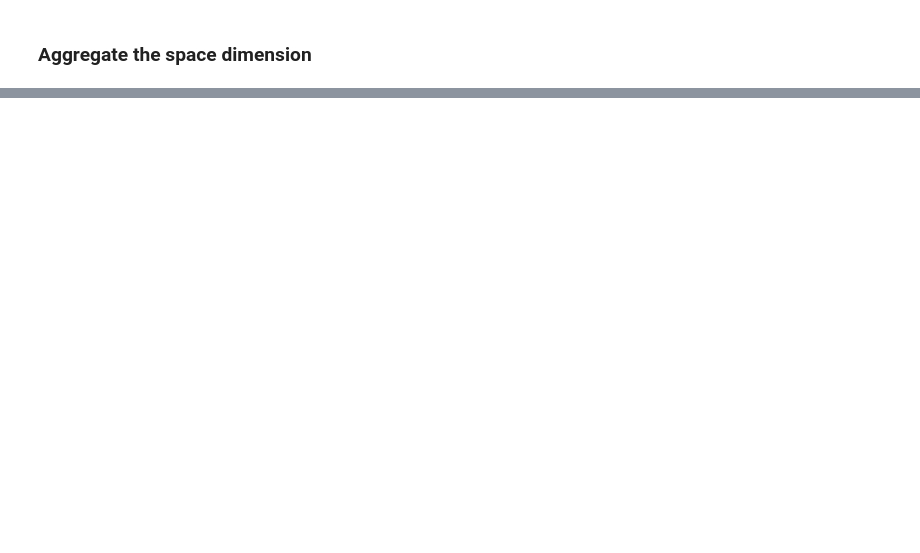
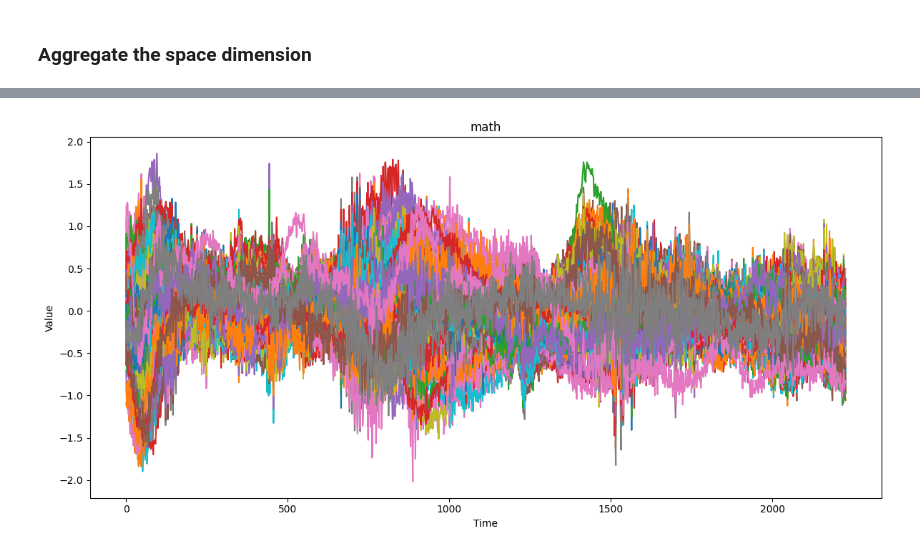
Before and after one commit to antisocialites/Deep-Learning, a Jupyter notebook: Assignment 2/subchunks without gridsearch.ipynb, the cells around one changed output, grey strips where cells are left out. Saved outputs shown, nothing was run; the diff lists cells and outputs as text; code cells hidden in the pictures; blank space fills up the shorter version.

```diff
--- a/Assignment 2/subchunks without gridsearch.ipynb
+++ b/Assignment 2/subchunks without gridsearch.ipynb
@@ -456,0 +557,12 @@ Sequence aggregated accuracy: 1.0
+# %%
+plt.figure(figsize=(12, 6))
+for i in range(248):  # You can increase this to show more rows
+    plt.plot(story_math_data[i], label=f"Row {i}")
+
+plt.xlabel("Time")
+plt.ylabel("Value")
+plt.title("math")
+plt.tight_layout()
+plt.show()
+# %% [output]
+[figure, added]
```
Also changed, not shown: parts of 26 cells of this notebook.
